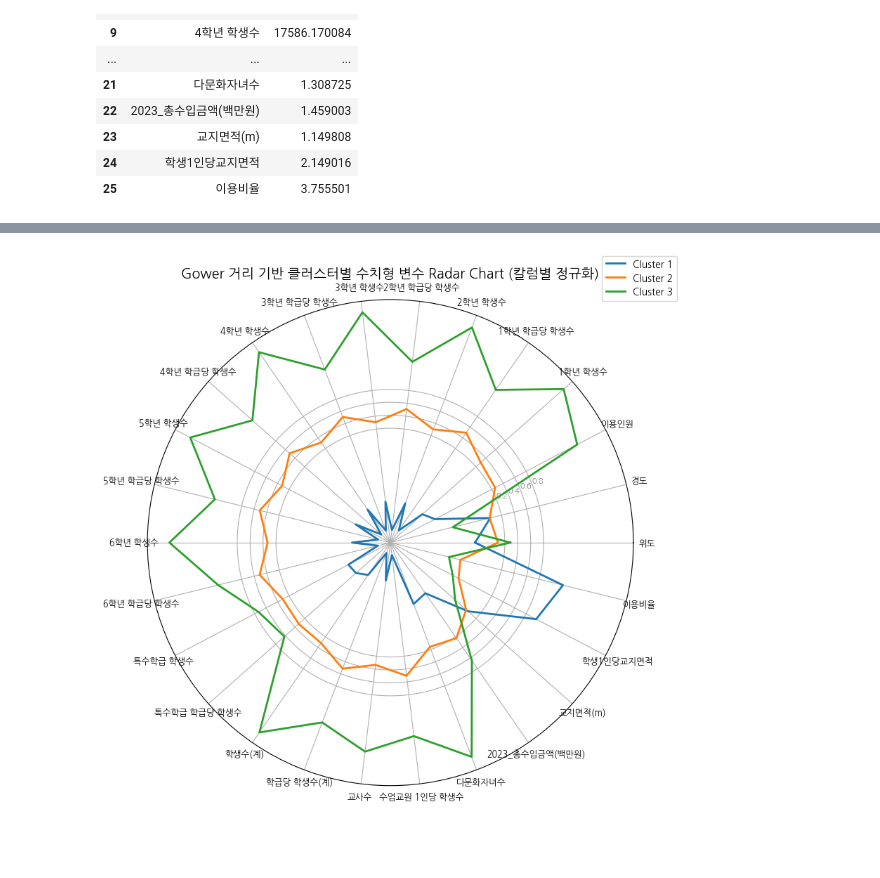
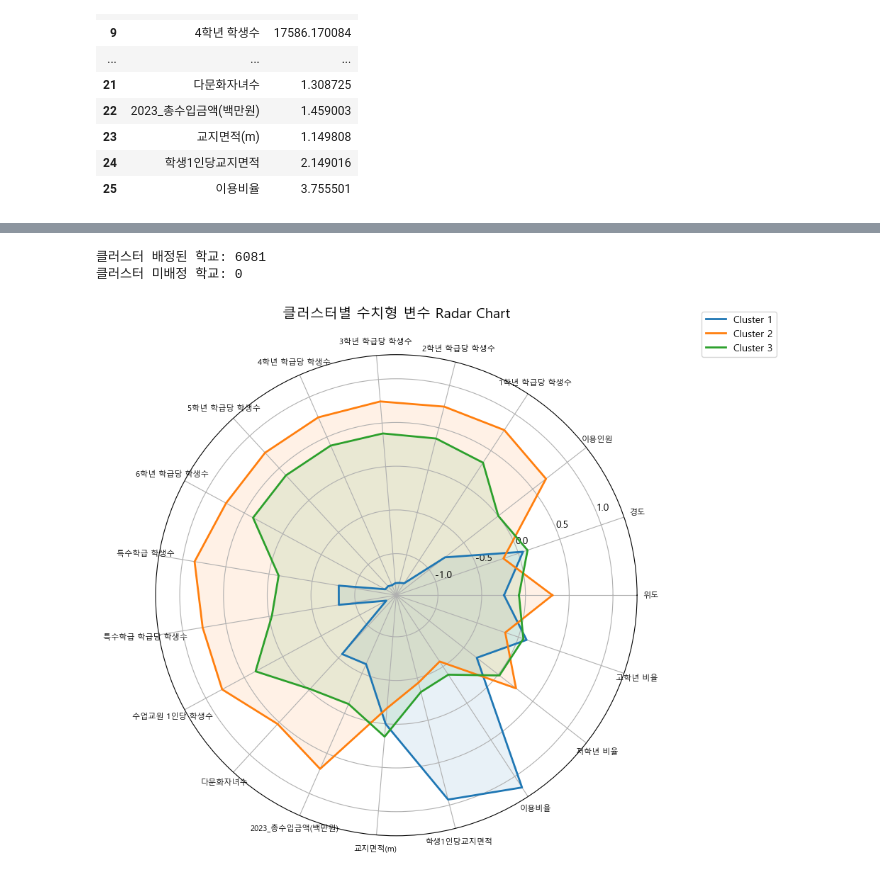
Before and after one commit to jeonggagyeong/education, a Jupyter notebook: EDA/clustering.ipynb, the cells around one changed output, grey strips where cells are left out. Saved outputs shown, nothing was run; the diff lists cells and outputs as text; code cells hidden in the pictures; blank space fills up the shorter version.

```diff
--- a/EDA/clustering.ipynb
+++ b/EDA/clustering.ipynb
@@ -260,0 +116,9 @@ Name: count, dtype: int64
+# %%
+# 학년별 학생수 컬럼 제거
+columns_to_drop = [
+    '1학년 학생수', '2학년 학생수', '3학년 학생수',
+    '4학년 학생수', '5학년 학생수', '6학년 학생수',
+    '학생수(계)','교사수','학급당 학생수(계)'
+]
+
+data = data.drop(columns=columns_to_drop)
@@ -260,0 +232,6 @@ Name: count, dtype: int64
+# %%
+# 원본 data에 클러스터 레이블 붙이기
+data['cluster'] = cluster_data['cluster']
+
+# 확인
+print(data[['학교명', '시군구', 'cluster']].head(10))
@@ -261,43 +250,53 @@ Name: count, dtype: int64
+# %%
+print(f"클러스터 배정된 학교: {data['cluster'].notna().sum()}")
+print(f"클러스터 미배정 학교: {data['cluster'].isna().sum()}")
+# %% [output]
+클러스터 배정된 학교: 6081
+클러스터 미배정 학교: 0
 # %%
 import numpy as np
 import pandas as pd
 import matplotlib.pyplot as plt
+import matplotlib
+matplotlib.rcParams['font.family'] = 'Malgun Gothic'  # 한글 폰트
+matplotlib.rcParams['axes.unicode_minus'] = False
 
 # 1. 수치형 변수만 추출
 numeric_cols = data.select_dtypes(include=["int64", "float64"]).columns
 numeric_cols = [col for col in numeric_cols if col != "cluster"]
 
 # 2. 수치형 변수만 따로 저장
 data_numeric = data[numeric_cols]
 
-
-# 3. 칼럼별로 표준화 (Standardization: 평균 0, 표준편차 1)
+# 3. 표준화
 data_normalized = (data_numeric - data_numeric.mean()) / data_numeric.std()
 
-# 4. 정규화된 데이터에 cluster 붙이기
+# 4. cluster 붙이기
 data_normalized["cluster"] = data["cluster"].values
 
 # 5. 군집별 평균 계산
 cluster_means_norm = data_normalized.groupby("cluster").mean()
 
-# 6. Radar Chart 그리기
+# 6. Radar Chart
 labels = cluster_means_norm.columns.tolist()
-labels.remove("cluster") if "cluster" in labels else None  # 혹시 cluster가 남아있으면 제거
 num_vars = len(labels)
 angles = np.linspace(0, 2 * np.pi, num_vars, endpoint=False).tolist()
 angles += angles[:1]
 
-plt.figure(figsize=(10, 8))
-for i, row in cluster_means_norm.iterrows():
+fig, ax = plt.subplots(figsize=(10, 8), subplot_kw=dict(polar=True))
+
+colors = ['#1f77b4', '#ff7f0e', '#2ca02c']
+for i, (idx, row) in enumerate(cluster_means_norm.iterrows()):
     values = row[labels].tolist()
     values += values[:1]
-    plt.polar(angles, values, label=f'Cluster {i}', linewidth=2)
+    ax.plot(angles, values, label=f'Cluster {idx}', linewidth=2, color=colors[i])
+    ax.fill(angles, values, alpha=0.1, color=colors[i])
 
-plt.xticks(angles[:-1], labels, fontsize=9)
-plt.yticks([0.2, 0.4, 0.6, 0.8], ["0.2", "0.4", "0.6", "0.8"], color="gray", size=8)
-plt.title("Gower 거리 기반 클러스터별 수치형 변수 Radar Chart (칼럼별 정규화)", size=14)
-plt.legend(loc='upper right', bbox_to_anchor=(1.1, 1.1))
+ax.set_xticks(angles[:-1])
+ax.set_xticklabels(labels, fontsize=8)
+ax.set_title("클러스터별 수치형 변수 Radar Chart", size=14, pad=20)
+ax.legend(loc='upper right', bbox_to_anchor=(1.3, 1.1))
 plt.tight_layout()
 plt.show()
 # %% [output]
-[figure, old version]
+[figure, new version]
```
Also changed, not shown: parts of 12 cells of this notebook.
